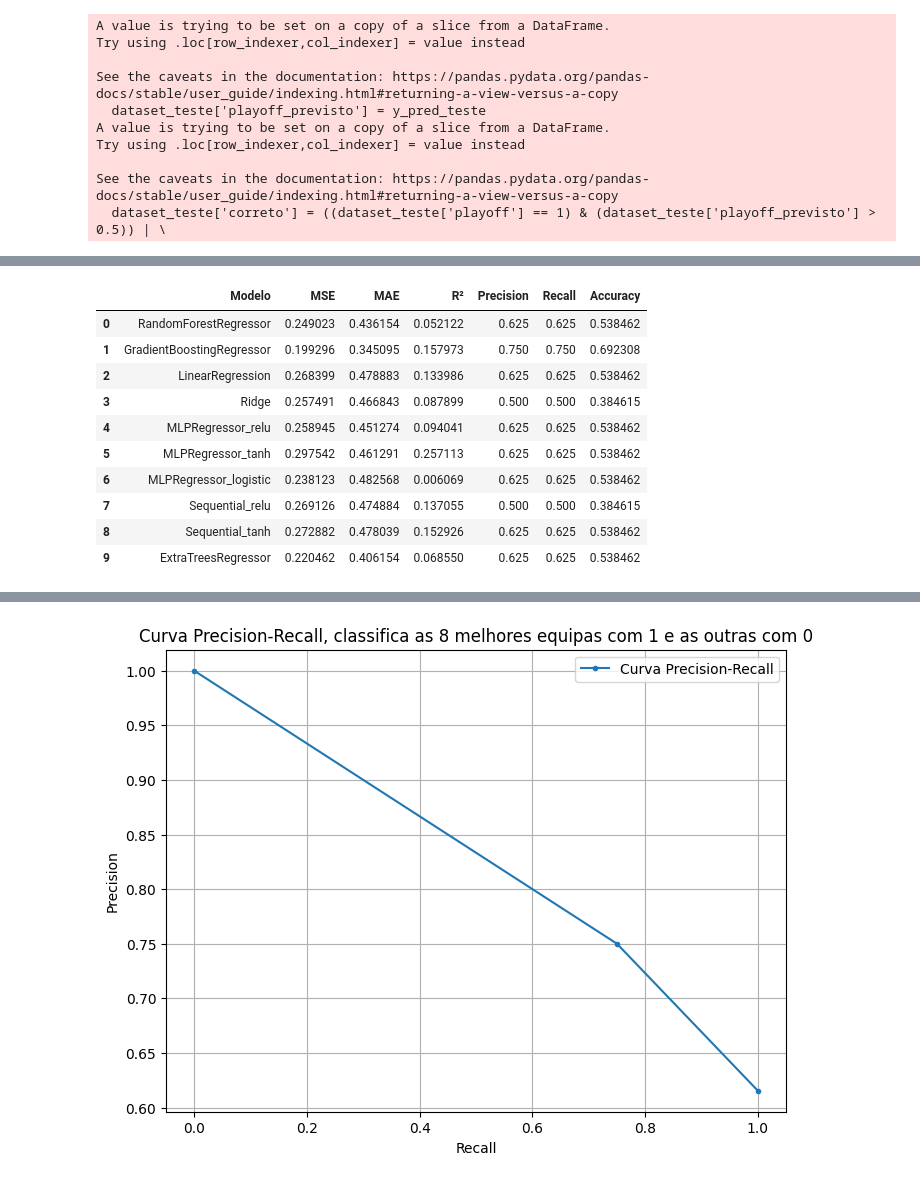
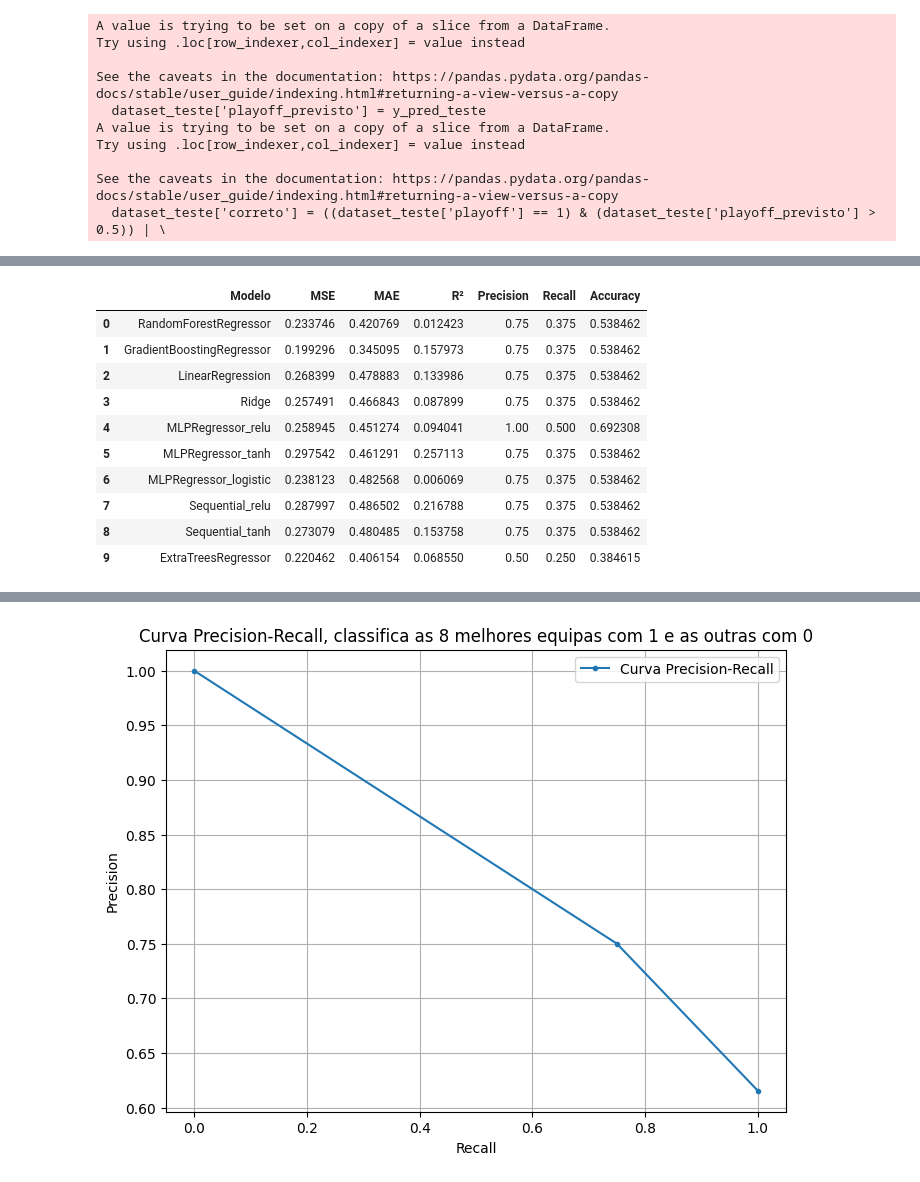
Before and after one commit to maxbper/AC, a Jupyter notebook: junta_2.ipynb, the cells around one changed output, grey strips where cells are left out. Drawn from its saved outputs; the diff is of its cells as text; code cells hidden in the pictures.

Commit message:
conf

```diff
--- a/junta_2.ipynb
+++ b/junta_2.ipynb
@@ -1085,8 +1085,6 @@ print(dataset_resultados)
 11                 0.42    0.566372      0.779258       0.783016     WE
 12                 0.30    0.566372      0.636904       0.296456     EA
 # %%
-# Resultados considerando que ficam a 1 os 8 melhores
-
 from sklearn.metrics import precision_score, recall_score, accuracy_score, mean_squared_error, r2_score, mean_absolute_error
 import pandas as pd
 
@@ -1096,52 +1094,62 @@ df = pd.DataFrame(dataset_resultados)
 # Inicializar lista para armazenar os resultados
 resultados = []
 
-# Número de melhores previsões para considerar como 1
-top_n = 8
+# Número de melhores previsões para considerar como 1 por conferência
+top_n_conferencia = 4
 
 # Loop sobre cada coluna do modelo (excluindo a coluna 'playoff')
 for modelo in df.columns[2:-1]:
     # Cálculo de métricas de regressão
     mse = mean_squared_error(df["playoff"], df[modelo])
     mae = mean_absolute_error(df["playoff"], df[modelo])
     r2 = abs(r2_score(df["playoff"], df[modelo]))
 
-    # Binarização dos valores (top 8 melhores como 1)
+    # Binarização dos valores (top 4 melhores de cada conferência como 1)
     y_true = (df["playoff"] >= 0.5).astype(int)
     y_pred = pd.Series(0, index=df.index)  # Inicializa com 0 para todos
-    top_indices = df[modelo].nlargest(top_n).index  # Obtém índices dos top 8 valores
-    y_pred.loc[top_indices] = 1  # Define 1 para os top 8 valores
+
+    # Separa os dados por conferência
+    conferencia_1 = df[df["confID"] == "WE"]
+    conferencia_2 = df[df["confID"] == "AE"]
+
+    # Obtém os índices dos top 4 de cada conferência
+    top_indices_1 = conferencia_1[modelo].nlargest(top_n_conferencia).index
+    top_indices_2 = conferencia_2[modelo].nlargest(top_n_conferencia).index
+
+    # Define 1 para os top 4 de cada conferência
+    y_pred.loc[top_indices_1] = 1
+    y_pred.loc[top_indices_2] = 1
 
     # Cálculo de métricas de classificação
     precision = precision_score(y_true, y_pred, zero_division=0)
     recall = recall_score(y_true, y_pred, zero_division=0)
     accuracy = accuracy_score(y_true, y_pred)
 
     # Adicionar os resultados à lista
     resultados.append({
         "Modelo": modelo,
         "MSE": mse,
         "MAE": mae,
         "R²": r2,
         "Precision": precision,
         "Recall": recall,
         "Accuracy": accuracy
     })
 
 # Converter os resultados em um DataFrame
-resultados_8_melhores = pd.DataFrame(resultados)
+resultados_4_melhores = pd.DataFrame(resultados)
 
 # Exibir os resultados
-resultados_8_melhores.head(10)
+resultados_4_melhores.head(10)
 # %% [output]
 |  | Modelo | MSE | MAE | R² | Precision | Recall | Accuracy |
-| 0 | RandomForestRegressor | 0.249023 | 0.436154 | 0.052122 | 0.625 | 0.625 | 0.538462 |
-| 1 | GradientBoostingRegressor | 0.199296 | 0.345095 | 0.157973 | 0.750 | 0.750 | 0.692308 |
-| 2 | LinearRegression | 0.268399 | 0.478883 | 0.133986 | 0.625 | 0.625 | 0.538462 |
-| 3 | Ridge | 0.257491 | 0.466843 | 0.087899 | 0.500 | 0.500 | 0.384615 |
-| 4 | MLPRegressor_relu | 0.258945 | 0.451274 | 0.094041 | 0.625 | 0.625 | 0.538462 |
-| 5 | MLPRegressor_tanh | 0.297542 | 0.461291 | 0.257113 | 0.625 | 0.625 | 0.538462 |
-| 6 | MLPRegressor_logistic | 0.238123 | 0.482568 | 0.006069 | 0.625 | 0.625 | 0.538462 |
-| 7 | Sequential_relu | 0.269126 | 0.474884 | 0.137055 | 0.500 | 0.500 | 0.384615 |
-| 8 | Sequential_tanh | 0.272882 | 0.478039 | 0.152926 | 0.625 | 0.625 | 0.538462 |
-| 9 | ExtraTreesRegressor | 0.220462 | 0.406154 | 0.068550 | 0.625 | 0.625 | 0.538462 |
+| 0 | RandomForestRegressor | 0.233746 | 0.420769 | 0.012423 | 0.75 | 0.375 | 0.538462 |
+| 1 | GradientBoostingRegressor | 0.199296 | 0.345095 | 0.157973 | 0.75 | 0.375 | 0.538462 |
+| 2 | LinearRegression | 0.268399 | 0.478883 | 0.133986 | 0.75 | 0.375 | 0.538462 |
+| 3 | Ridge | 0.257491 | 0.466843 | 0.087899 | 0.75 | 0.375 | 0.538462 |
+| 4 | MLPRegressor_relu | 0.258945 | 0.451274 | 0.094041 | 1.00 | 0.500 | 0.692308 |
+| 5 | MLPRegressor_tanh | 0.297542 | 0.461291 | 0.257113 | 0.75 | 0.375 | 0.538462 |
+| 6 | MLPRegressor_logistic | 0.238123 | 0.482568 | 0.006069 | 0.75 | 0.375 | 0.538462 |
+| 7 | Sequential_relu | 0.287997 | 0.486502 | 0.216788 | 0.75 | 0.375 | 0.538462 |
+| 8 | Sequential_tanh | 0.273079 | 0.480485 | 0.153758 | 0.75 | 0.375 | 0.538462 |
+| 9 | ExtraTreesRegressor | 0.220462 | 0.406154 | 0.068550 | 0.50 | 0.250 | 0.384615 |
```
Also changed, not shown: parts of 9 cells of this notebook, 1 other file.
